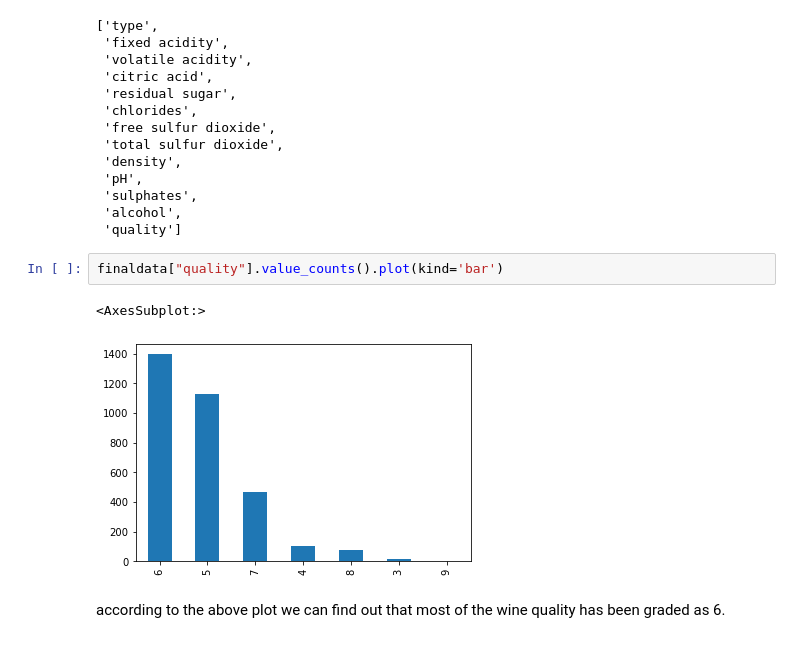
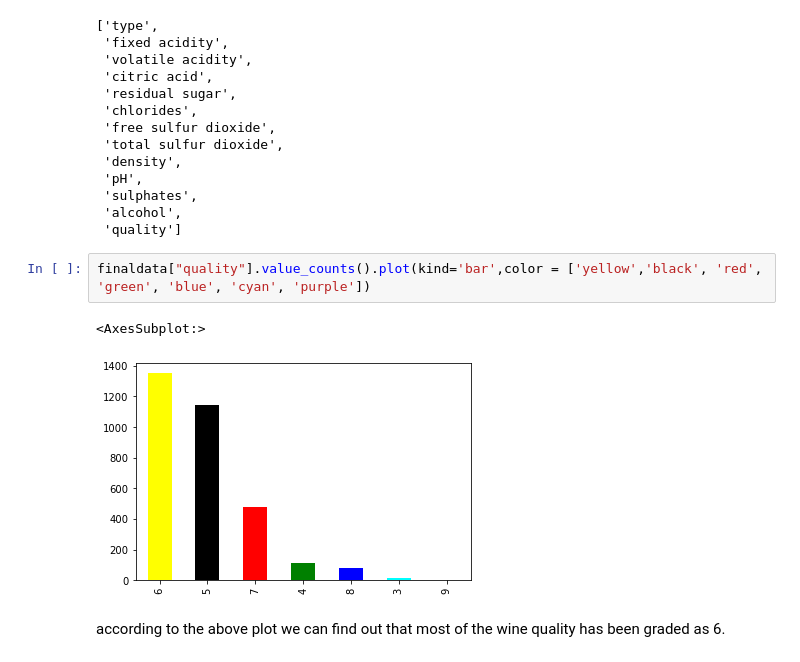
Before and after one commit to harrysyz99/Wine_quality_analysis, a Jupyter notebook: wine_type_prediction.ipynb, the cells around one changed output. Drawn from its saved outputs; the diff is of its cells as text.

```diff
--- a/wine_type_prediction.ipynb
+++ b/wine_type_prediction.ipynb
@@ -130,10 +132,10 @@ list(finaldata.columns.values)
  'alcohol',
  'quality']
 # %%
-finaldata["quality"].value_counts().plot(kind='bar')
+finaldata["quality"].value_counts().plot(kind='bar',color = ['yellow','black', 'red', 'green', 'blue', 'cyan', 'purple'])
 # %% [output]
 <AxesSubplot:>
-[figure, old version]
+[figure, new version]
 # %% [markdown]
 according to the above plot we can find out that most of the wine quality has been graded as 6.
 # %% [markdown]
```
Also changed, not shown: parts of 54 cells of this notebook.
